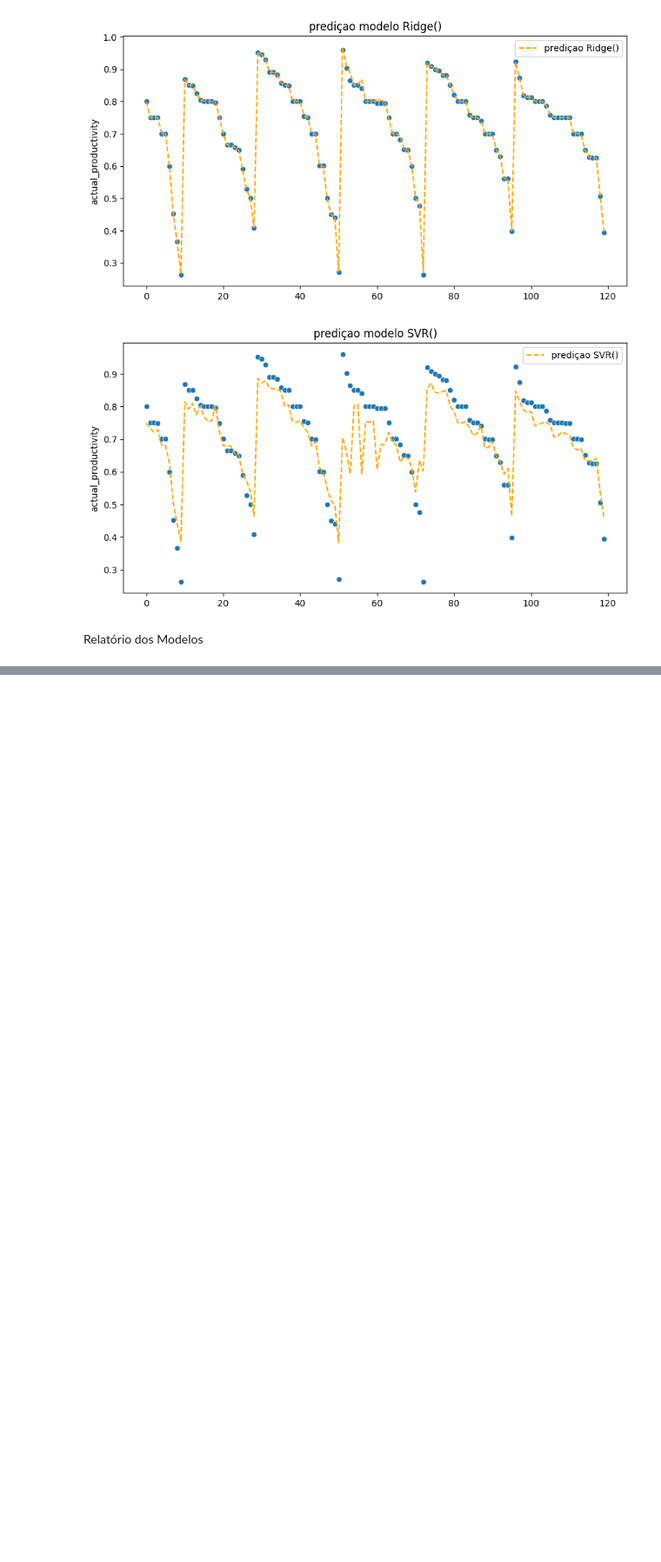
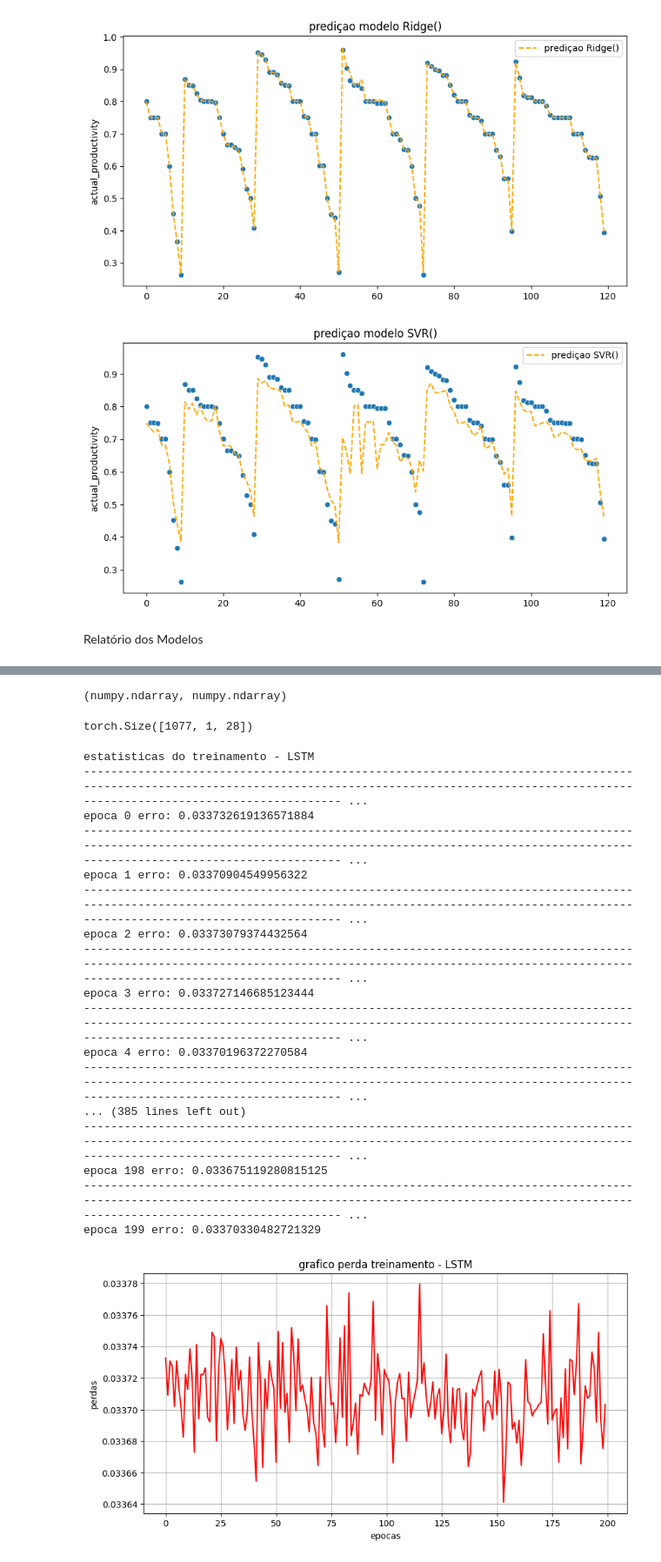
Before and after one commit to WesleySouza13/PRODUCTIVITY-PREDICTION-, a Jupyter notebook: Jupyter_notebook.ipynb, the cells around one changed output, grey strips where cells are left out. Shown at 87% size. Cells and saved outputs as stored; diff of their text form; code cells hidden in the pictures; blank space fills up the shorter version.

```diff
--- a/Jupyter_notebook.ipynb
+++ b/Jupyter_notebook.ipynb
@@ -646,0 +823,68 @@ Regressao de Ridge (testes)
+# %%
+#tranformaçao dos dados
+pipe_transf = Pipeline(steps=[
+    ('transf', column_tranf)
+])
+x_train_torch = pipe_transf.fit_transform(x_train)
+# %%
+#transformaçao dados em np.array
+x_array = np.array(x_train_torch)
+y_array = np.array(y_train)
+type(y_array), type(x_array)
+# %% [output]
+(numpy.ndarray, numpy.ndarray)
+# %%
+#transformaçao dados em tensores
+x_train_tensor = torch.Tensor(x_array)
+y_train_tensor = torch.Tensor(y_array)
+x_train_tensor = x_train_tensor.unsqueeze(1)
+y_train_tensor = y_train_tensor.long()
+# %%
+print(x_train_tensor.shape)  # Verifique a forma
+# %% [output]
+torch.Size([1077, 1, 28])
+# %%
+#loop treinamento
+print('estatisticas do treinamento - LSTM')
+losses = []
+for epoch in range(200):
+    model_lstm.train()
+    lstm_pred = model_lstm(x_train_tensor)
+    lstm_pred = lstm_pred.float()
+    y_train_tensor = y_train_tensor.float()
+    loss = criterion(lstm_pred, y_train_tensor)
+    losses.append(loss)
+
+    optmizer.zero_grad()
+    loss.backward()
+    optmizer.step()
+
+    print('----------------------------------'*10)
+    print(f'epoca {epoch} erro: {loss}')
+losses = [loss.detach().numpy() for loss in losses]
+plt.figure(figsize=(10,5))
+plt.title('grafico perda treinamento - LSTM')
+plt.plot(losses, color='red')
+plt.xlabel('epocas')
+plt.ylabel('perdas')
+plt.grid()
+plt.show()
+# %% [output]
+estatisticas do treinamento - LSTM
+-------------------------------------------------------------------------------------------------------------------------------------------------------------------------------------------------------- ...
+epoca 0 erro: 0.033732619136571884
+-------------------------------------------------------------------------------------------------------------------------------------------------------------------------------------------------------- ...
+epoca 1 erro: 0.03370904549956322
+-------------------------------------------------------------------------------------------------------------------------------------------------------------------------------------------------------- ...
+epoca 2 erro: 0.03373079374432564
+-------------------------------------------------------------------------------------------------------------------------------------------------------------------------------------------------------- ...
+epoca 3 erro: 0.033727146685123444
+-------------------------------------------------------------------------------------------------------------------------------------------------------------------------------------------------------- ...
+epoca 4 erro: 0.03370196372270584
+-------------------------------------------------------------------------------------------------------------------------------------------------------------------------------------------------------- ...
+... (385 lines left out)
+-------------------------------------------------------------------------------------------------------------------------------------------------------------------------------------------------------- ...
+epoca 198 erro: 0.033675119280815125
+-------------------------------------------------------------------------------------------------------------------------------------------------------------------------------------------------------- ...
+epoca 199 erro: 0.03370330482721329
+[figure, added]
```
Also changed, not shown: parts of 30 cells of this notebook, 1 other file.
